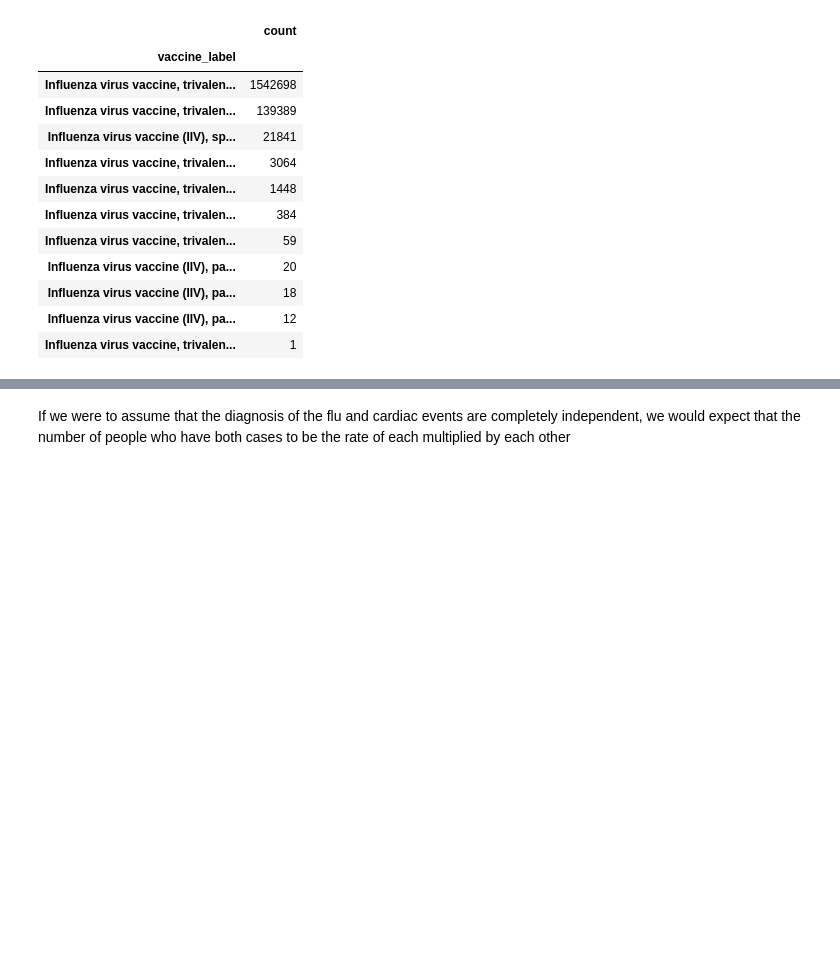
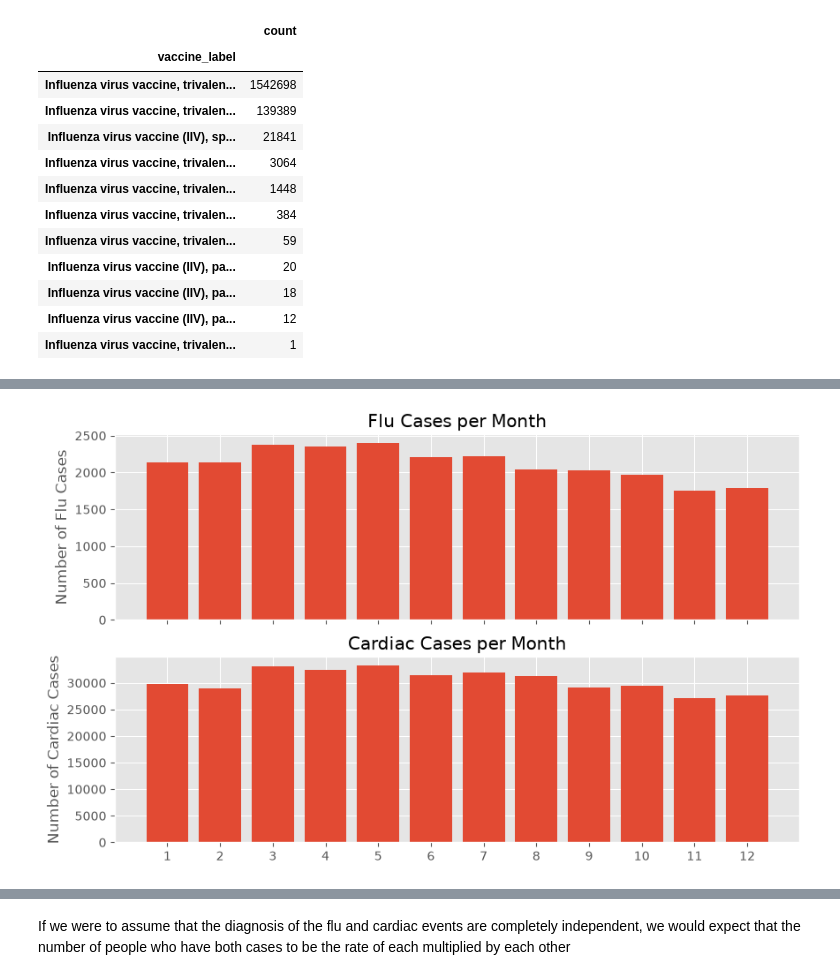
Before and after one commit to hjombach/synthetic_omop_analysis, a Jupyter notebook: eda.ipynb, the cells around one changed output, grey strips where cells are left out. Drawn from its saved outputs; the diff is of its cells as text; code cells hidden in the pictures; blank space fills up the shorter version.

Commit message:
updated image - docs

```diff
--- a/eda.ipynb
+++ b/eda.ipynb
@@ -396,4 +468,9 @@ Deduplicate based on the person and date of diagnosis beginning and ending.
 # %%
 ## by deduping, we lose details on the subtypes assigned - could pivot to track as subtypes list in columns
 cardiac_df_deduped = cardiac_df.drop_duplicates(subset=['person_id', 'condition_start_date', 'condition_end_date'])
+cardiac_df_deduped = cardiac_df_deduped.drop_duplicates(subset=['person_id', 'condition_era_start_date', 'condition_era_end_date'])
+
 cardiac_df_deduped = cardiac_df_deduped.drop_duplicates(subset=['condition_era_id'])
+
+print(f"Overall distribution of individuals' cardiac events (after deduplication):")
+display(pd.DataFrame(cardiac_df_deduped['person_id'].value_counts()))
@@ -442,4 +564,2 @@ person_seven_clean
 # %%
 flu_df = get_total_cases(concept_codes_dict = flu_concept_codes)
-
-flu_df = cleanup_empty_columns(flu_df)
@@ -450,4 +598,12 @@ person_four_four_eight
 # %%
+## deduplicate from all the relevant identifiers
 flu_df_deduped = flu_df.drop_duplicates(subset=['person_id',
                                                 'condition_start_date',
-                                                'condition_end_date'])
+                                                'condition_end_date'
+                                                ])
+
+flu_df_deduped = flu_df_deduped.drop_duplicates(subset=['condition_era_id'])
+flu_df_deduped = flu_df_deduped.drop_duplicates(subset=['person_id',
+                                                'condition_era_start_date',
+                                                'condition_era_end_date'
+                                                ])
@@ -457,0 +624,23 @@ flu_df_deduped = flu_df_deduped.drop_duplicates(subset=['condition_era_id'])
+# %%
+fig, ax = plt.subplots(2, 1, figsize = (10, 6), sharex=True)
+
+df_dict = {'flu': flu_df_deduped,
+          'cardiac': cardiac_df_deduped,
+           }
+
+i = 0
+for name, df in df_dict.items():
+
+  month_order = df['condition_start_date_month'].value_counts().sort_index().reset_index()
+
+  ax[i].bar(month_order['condition_start_date_month'], month_order['count'])
+  ax[i].set_xticks(np.arange(1, 13, 1))
+  ax[i].set_label("Month")
+  ax[i].set_ylabel(f"Number of {name.title()} Cases")
+  ax[i].set_title(f"{name.title()} Cases per Month")
+
+  i += 1
+
+plt.show()
+# %% [output]
+[figure, added]
```
Also changed, not shown: parts of 118 cells of this notebook, 2 other files.
